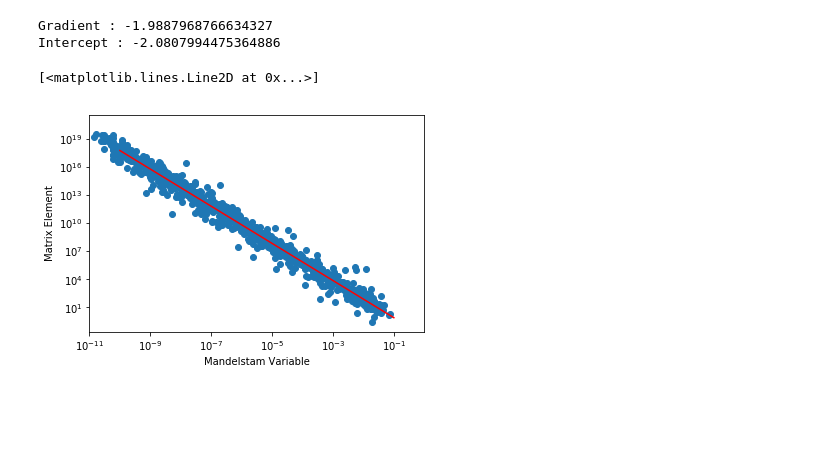
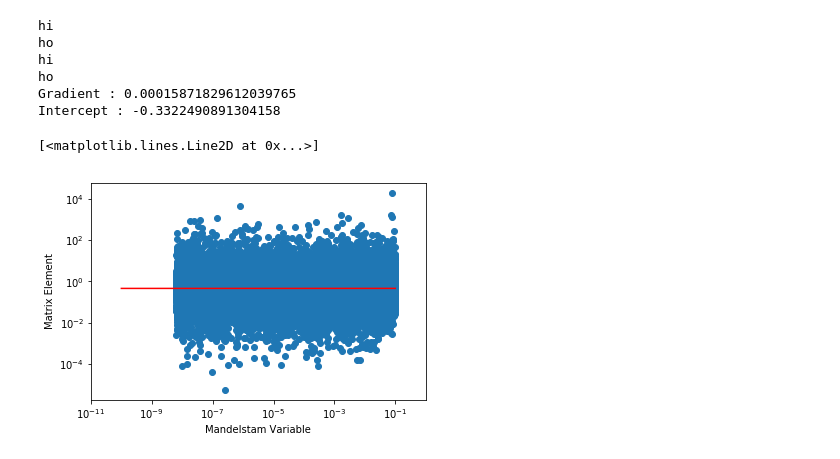
Before and after one commit to miarobin/Level4Project, a Jupyter notebook: MandelVariableSmallSPlot.ipynb, the cells around one changed output. Drawn from its saved outputs; the diff is of its cells as text; code cells hidden in the pictures; blank space fills up the shorter version.

```diff
--- a/MandelVariableSmallSPlot.ipynb
+++ b/MandelVariableSmallSPlot.ipynb
@@ -8,32 +8,48 @@ from sklearn.preprocessing import StandardScaler
 from sklearn.linear_model import LinearRegression
 # %%
 def graph_data(me_filename, mom_filename):
-    me = np.load(me_filename, allow_pickle=True) #Matrix elements
-    mom_raw = np.load(mom_filename, allow_pickle=True, encoding='bytes') #4-momenta of inputs
-    mom = np.array([np.array(element) for element in mom_raw])
+    me = np.load(me_filename, allow_pickle=True)[20000:] #Matrix elements
+    print('hi')
+    mom = np.load(mom_filename, allow_pickle=True, encoding='bytes')[20000:] #4-momenta of inputs
+    print('ho')
 
+    ##Multiply matrix element
+    mandel_multiply = reduce(np.multiply, DataPreprocessing.mandel_creation(['2,3,4','2,3,4'], mom))
     ##Gradient
-    mandel = DataPreprocessing.mandel_creation(['2,3'], mom).T
 
-    linreg = LinearRegression().fit(np.log10(mandel[50:]), np.log10(me[50:]))
+    print('hi')
+    #print(mandel_multiply.shape)
+    #print(me.shape)
+    me = np.multiply(me, mandel_multiply)
+
+
+    print('ho')
+    mandel = np.transpose(DataPreprocessing.mandel_creation(['2,3'], mom)[0])
+    mandel.shape= (len(mandel),1)
+    linreg = LinearRegression().fit(np.log10(mandel), np.log10(me))
+
     print('Gradient : {}'.format(linreg.coef_[0]))
     print('Intercept : {}'.format(linreg.intercept_))
 
-    return (me, DataPreprocessing.mandel_creation(['2,3'], mom)[0], linreg)
+    return (me, DataPreprocessing.mandel_creation(['2,3,4'], mom)[0], linreg)
 # %%
-me, S, linreg = graph_data('LO/MG_uuuxux_smalls/me_999.npy', 'LO/MG_uuuxux_smalls/mom_999.npy')
+me, S, linreg = graph_data('LO/MG_uuxgg_smalls/me_100000.npy', 'LO/MG_uuxgg_smalls/mom_100000.npy')
 
 plt.xlim(10**-(11), 1)
 plt.yscale('log')
 plt.xscale('log')
 
 plt.ylabel('Matrix Element')
 plt.xlabel('Mandelstam Variable')
 plt.scatter(S, me)
 
 plt.plot(np.logspace(-10, -1,100),10**linreg.predict(np.array([np.linspace(-10, -1,100)]).T),color='r')
 # %% [output]
-Gradient : -1.9887968766634327
-Intercept : -2.0807994475364886
+hi
+ho
+hi
+ho
+Gradient : 0.00015871829612039765
+Intercept : -0.3322490891304158
 [<matplotlib.lines.Line2D at 0x...>]
-[figure, old version]
+[figure, new version]
```
Also changed, not shown: parts of 1 cell of this notebook, 9 other files.
